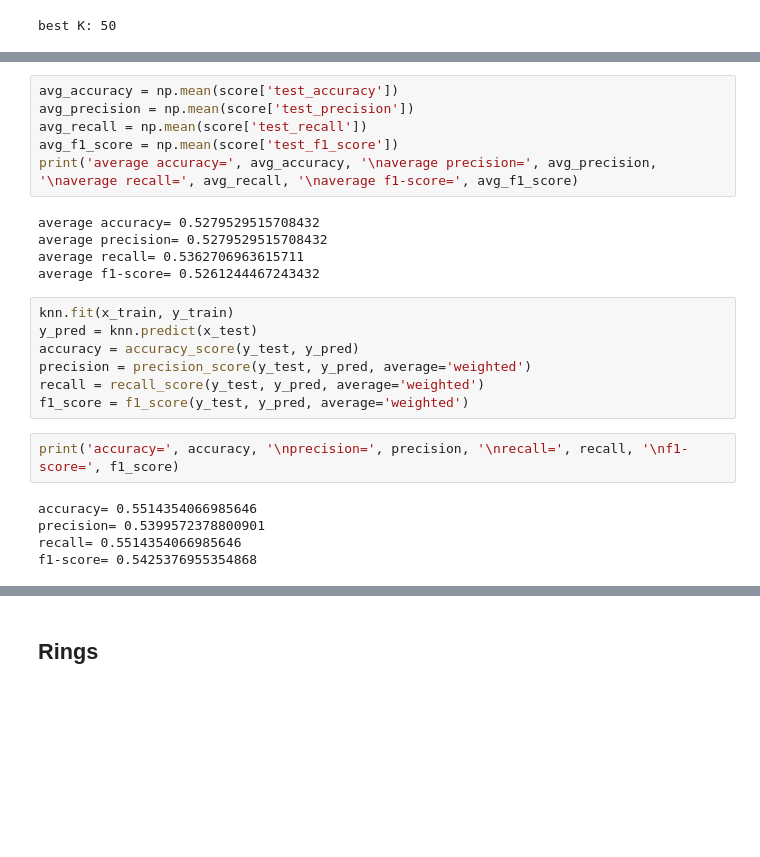
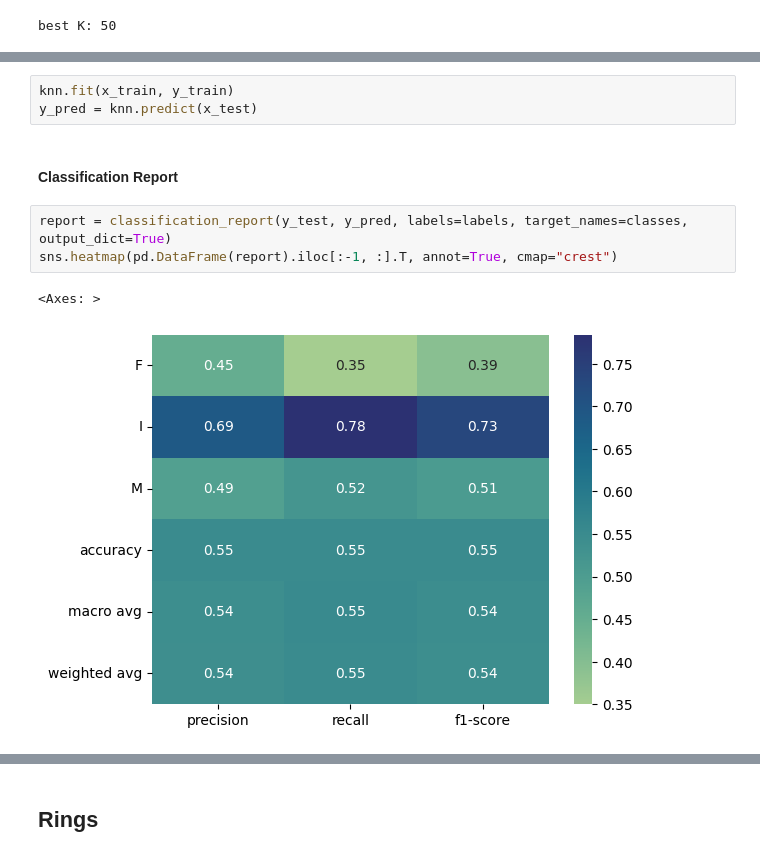
Before and after one commit to amirkasaei/K-Nearest-Neighbors-Classification-with-scikit-learn, a Jupyter notebook: K_Nearest_Neighbors.ipynb, the cells around one changed output, grey strips where cells are left out. Drawn from its saved outputs; the diff is of its cells as text; blank space fills up the shorter version.

```diff
--- a/K_Nearest_Neighbors.ipynb
+++ b/K_Nearest_Neighbors.ipynb
@@ -190,25 +226,11 @@ score
-# %%
-avg_accuracy = np.mean(score['test_accuracy'])
-avg_precision = np.mean(score['test_precision'])
-avg_recall = np.mean(score['test_recall'])
-avg_f1_score = np.mean(score['test_f1_score'])
-print('average accuracy=', avg_accuracy, '\naverage precision=', avg_precision, '\naverage recall=', avg_recall, '\naverage f1-score=', avg_f1_score)
-# %% [output]
-average accuracy= 0.5279529515708432
-average precision= 0.5279529515708432
-average recall= 0.5362706963615711
-average f1-score= 0.5261244467243432
-# %%
-knn.fit(x_train, y_train)
-y_pred = knn.predict(x_test)
-accuracy = accuracy_score(y_test, y_pred)
-precision = precision_score(y_test, y_pred, average='weighted')
-recall = recall_score(y_test, y_pred, average='weighted')
-f1_score = f1_score(y_test, y_pred, average='weighted')
-# %%
-print('accuracy=', accuracy, '\nprecision=', precision, '\nrecall=', recall, '\nf1-score=', f1_score)
-# %% [output]
-accuracy= 0.5514354066985646
-precision= 0.5399572378800901
-recall= 0.5514354066985646
-f1-score= 0.5425376955354868
+# %%
+knn.fit(x_train, y_train)
+y_pred = knn.predict(x_test)
+# %% [markdown]
+#### **Classification Report**
+# %%
+report = classification_report(y_test, y_pred, labels=labels, target_names=classes, output_dict=True)
+sns.heatmap(pd.DataFrame(report).iloc[:-1, :].T, annot=True, cmap="crest")
+# %% [output]
+<Axes: >
+[figure, added]
```
Also changed, not shown: parts of 32 cells of this notebook.
